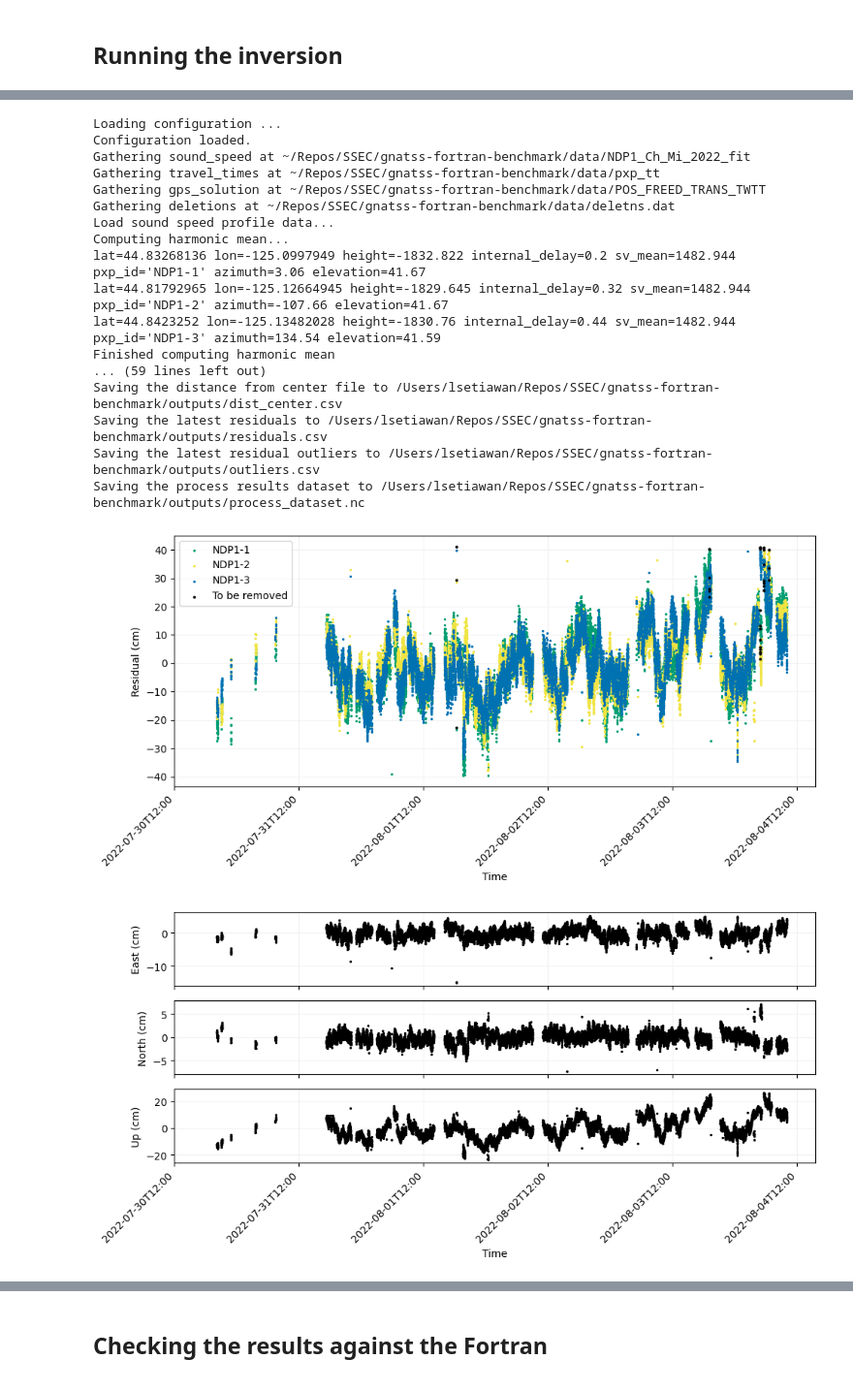
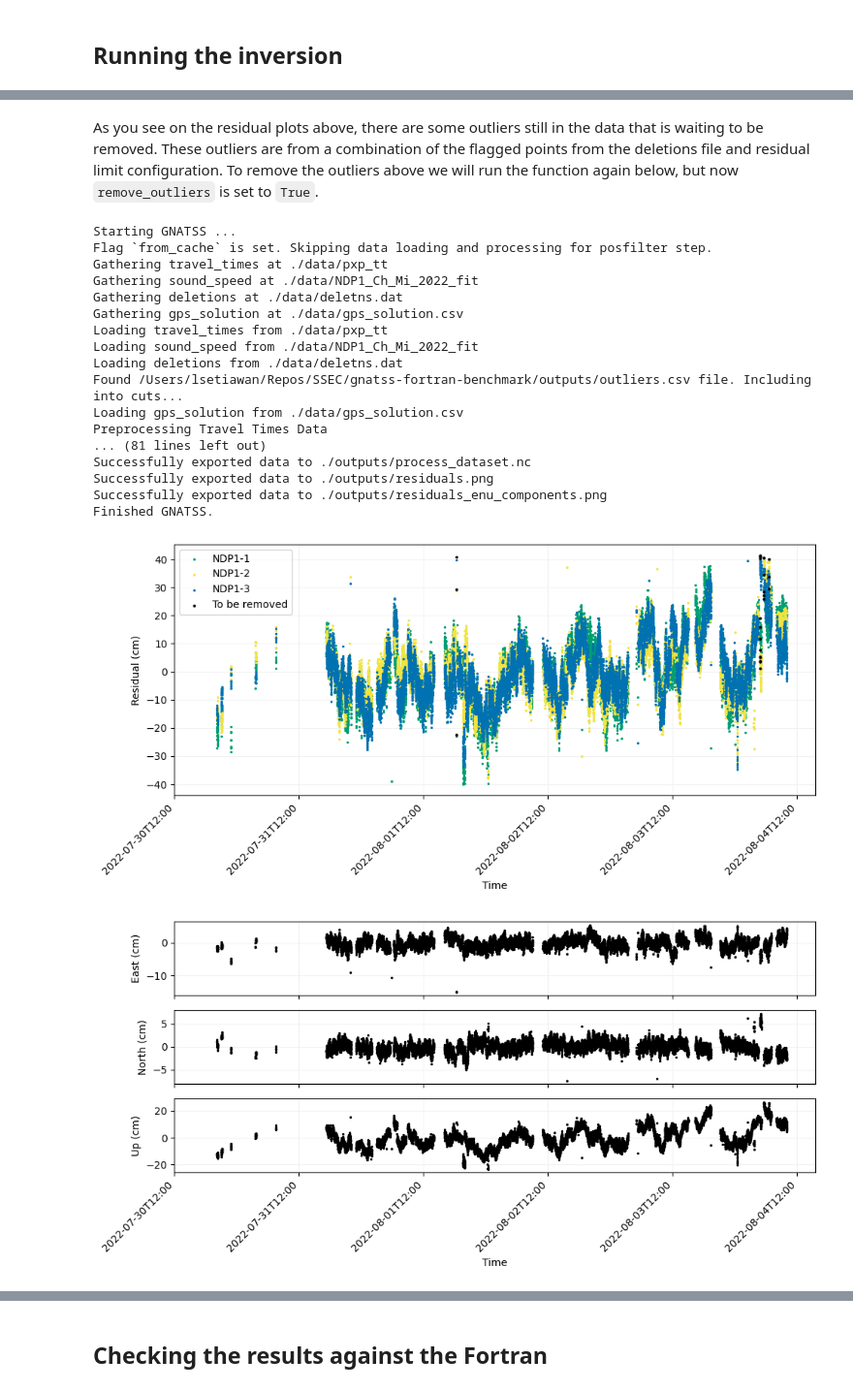
Before and after one commit to seafloor-geodesy/gnatss-fortran-benchmark, a Jupyter notebook: main.ipynb, the cells around one changed output, grey strips where cells are left out. Shown: that part at 97% size. Cells and saved outputs as stored; diff of their text form; code cells hidden in the pictures.

Commit message:
docs: Update main notebook to use GNATSS v0.2.0

```diff
--- a/main.ipynb
+++ b/main.ipynb
@@ -18,30 +63,35 @@ This is similar to directly running the `gnatss run` command from the command li
+# %% [markdown]
+As you see on the residual plots above, there are some outliers still in the data that is waiting to be removed. These outliers are from a combination of the flagged points from the deletions file and residual limit configuration. To remove the outliers above we will run the function again below, but now `remove_outliers` is set to `True`.
 # %%
 run(
-    config_yaml=None,
+    config_yaml="./config.yaml",
     extract_dist_center=True,
     extract_process_dataset=True,
     outlier_threshold=constants.DATA_OUTLIER_THRESHOLD,
     distance_limit=None,
     residual_limit=None,
-    qc=True
+    qc=True,
+    remove_outliers=True,
+    run_all=False,
+    solver=True,
 )
 # %% [output]
-Loading configuration ...
-Configuration loaded.
-Gathering sound_speed at ~/Repos/SSEC/gnatss-fortran-benchmark/data/NDP1_Ch_Mi_2022_fit
-Gathering travel_times at ~/Repos/SSEC/gnatss-fortran-benchmark/data/pxp_tt
-Gathering gps_solution at ~/Repos/SSEC/gnatss-fortran-benchmark/data/POS_FREED_TRANS_TWTT
-Gathering deletions at ~/Repos/SSEC/gnatss-fortran-benchmark/data/deletns.dat
-Load sound speed profile data...
-Computing harmonic mean...
-lat=44.83268136 lon=-125.0997949 height=-1832.822 internal_delay=0.2 sv_mean=1482.944 pxp_id='NDP1-1' azimuth=3.06 elevation=41.67
-lat=44.81792965 lon=-125.12664945 height=-1829.645 internal_delay=0.32 sv_mean=1482.944 pxp_id='NDP1-2' azimuth=-107.66 elevation=41.67
-lat=44.8423252 lon=-125.13482028 height=-1830.76 internal_delay=0.44 sv_mean=1482.944 pxp_id='NDP1-3' azimuth=134.54 elevation=41.59
-Finished computing harmonic mean
-... (59 lines left out)
-Saving the distance from center file to /Users/lsetiawan/Repos/SSEC/gnatss-fortran-benchmark/outputs/dist_center.csv
-Saving the latest residuals to /Users/lsetiawan/Repos/SSEC/gnatss-fortran-benchmark/outputs/residuals.csv
-Saving the latest residual outliers to /Users/lsetiawan/Repos/SSEC/gnatss-fortran-benchmark/outputs/outliers.csv
-Saving the process results dataset to /Users/lsetiawan/Repos/SSEC/gnatss-fortran-benchmark/outputs/process_dataset.nc
+Starting GNATSS ...
+Flag `from_cache` is set. Skipping data loading and processing for posfilter step.
+Gathering travel_times at ./data/pxp_tt
+Gathering sound_speed at ./data/NDP1_Ch_Mi_2022_fit
+Gathering deletions at ./data/deletns.dat
+Gathering gps_solution at ./data/gps_solution.csv
+Loading travel_times from ./data/pxp_tt
+Loading sound_speed from ./data/NDP1_Ch_Mi_2022_fit
+Loading deletions from ./data/deletns.dat
+Found /Users/lsetiawan/Repos/SSEC/gnatss-fortran-benchmark/outputs/outliers.csv file. Including into cuts...
+Loading gps_solution from ./data/gps_solution.csv
+Preprocessing Travel Times Data
+... (81 lines left out)
+Successfully exported data to ./outputs/process_dataset.nc
+Successfully exported data to ./outputs/residuals.png
+Successfully exported data to ./outputs/residuals_enu_components.png
+Finished GNATSS.
-[figure, old version]
+[figure, new version]
-[figure, old version]
+[figure, new version]
```
Also changed, not shown: parts of 11 cells of this notebook, 2 other files.
